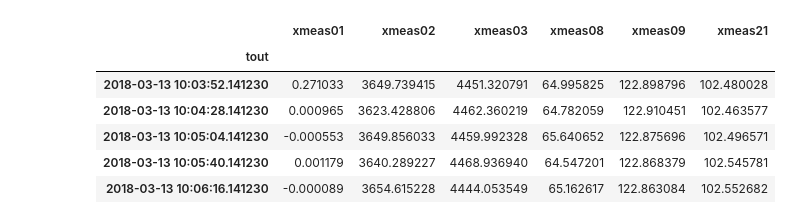
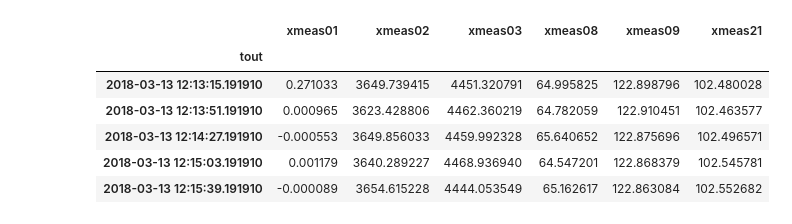
Before and after one commit to ruteee/pesquisa, a Jupyter notebook: Notebooks/Process Plot.ipynb, the cells around one changed output. Cells and saved outputs as stored; diff of their text form; code cells hidden in the pictures.

```diff
--- a/Notebooks/Process Plot.ipynb
+++ b/Notebooks/Process Plot.ipynb
@@ -3,16 +3,24 @@ import numpy as np
 import pandas as pd
 import matplotlib.pyplot as plt
 import seaborn as sns
+# %%
+# Sintonia para todas as variáveis
+# proc_path = '../dist6_data/proc_corr_dist6.csv'
+# threshold_path = '../dist6_data/corr_threshold_MultiLoop_mode1_73_dist6.csv'
+
+# # Sintonia para 1, 2, 3, 8, 9 e 21
+proc_path = '../dist6_sel_var_data/proc.csv'
+threshold_path = '../dist6_sel_var_data/threshold.csv'
 # %%
-proc_df = pd.read_csv('../dist6_data/proc_corr_dist6.csv', index_col='tout', usecols=['tout']+["xmeas%02d" % x for x in  [1, 2, 3, 8, 9, 21]])
-proc_df.index = pd.to_datetime(proc_corr_df.index, unit='s')
+proc_df = pd.read_csv(proc_path, index_col='tout', usecols=['tout']+["xmeas%02d" % x for x in  [1, 2, 3, 8, 9, 21]])
+proc_df.index = pd.to_datetime(proc_df.index, unit='s')
 proc_df.head()
 # %% [output]
 |  | xmeas01 | xmeas02 | xmeas03 | xmeas08 | xmeas09 | xmeas21 |
 | tout |  |  |  |  |  |  |
-| 2018-03-13 10:03:52.141230 | 0.271033 | 3649.739415 | 4451.320791 | 64.995825 | 122.898796 | 102.480028 |
-| 2018-03-13 10:04:28.141230 | 0.000965 | 3623.428806 | 4462.360219 | 64.782059 | 122.910451 | 102.463577 |
-| 2018-03-13 10:05:04.141230 | -0.000553 | 3649.856033 | 4459.992328 | 65.640652 | 122.875696 | 102.496571 |
-| 2018-03-13 10:05:40.141230 | 0.001179 | 3640.289227 | 4468.936940 | 64.547201 | 122.868379 | 102.545781 |
-| 2018-03-13 10:06:16.141230 | -0.000089 | 3654.615228 | 4444.053549 | 65.162617 | 122.863084 | 102.552682 |
+| 2018-03-13 12:13:15.191910 | 0.271033 | 3649.739415 | 4451.320791 | 64.995825 | 122.898796 | 102.480028 |
+| 2018-03-13 12:13:51.191910 | 0.000965 | 3623.428806 | 4462.360219 | 64.782059 | 122.910451 | 102.463577 |
+| 2018-03-13 12:14:27.191910 | -0.000553 | 3649.856033 | 4459.992328 | 65.640652 | 122.875696 | 102.496571 |
+| 2018-03-13 12:15:03.191910 | 0.001179 | 3640.289227 | 4468.936940 | 64.547201 | 122.868379 | 102.545781 |
+| 2018-03-13 12:15:39.191910 | -0.000089 | 3654.615228 | 4444.053549 | 65.162617 | 122.863084 | 102.552682 |
 # %%
```
Also changed, not shown: parts of 2 cells of this notebook, 4 other files.
